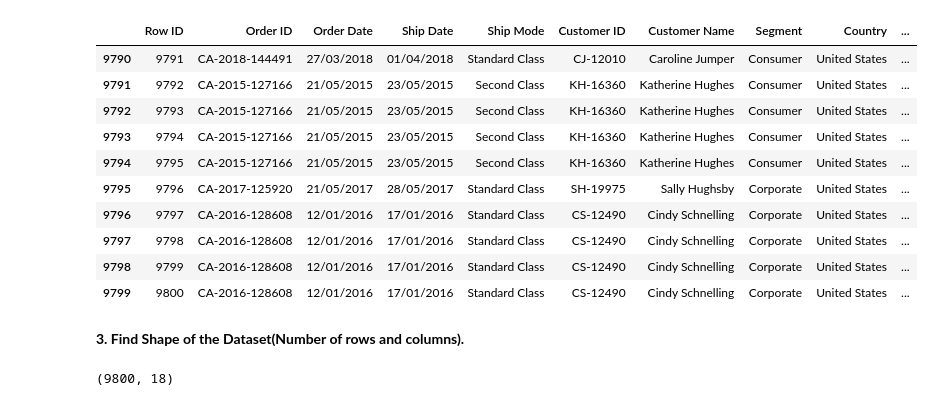
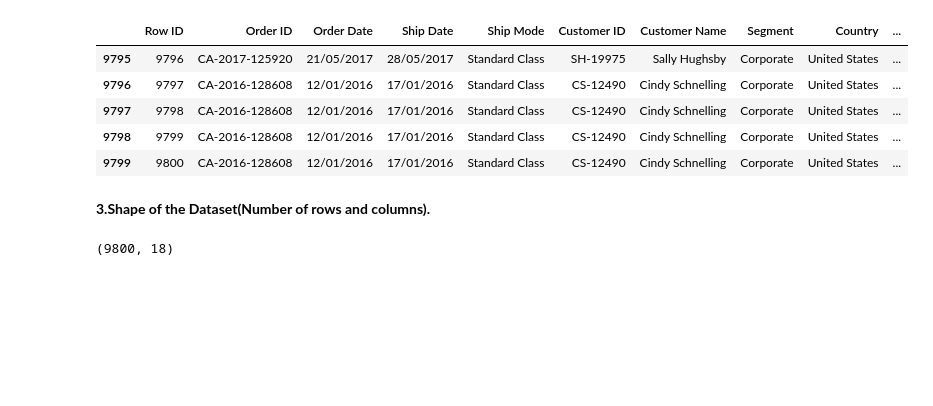
Before and after one commit to sumanshaw9/sales-insights, a Jupyter notebook: Customer-Sales-Analysis.ipynb, the cells around one changed output. Cells and saved outputs as stored; diff of their text form; code cells hidden in the pictures; blank space fills up the shorter version.

```diff
--- a/Customer-Sales-Analysis.ipynb
+++ b/Customer-Sales-Analysis.ipynb
@@ -33,19 +28,14 @@ data.head(10)
 # %%
-data.tail(10)
+data.tail(5)
 # %% [output]
 |  | Row ID | Order ID | Order Date | Ship Date | Ship Mode | Customer ID | Customer Name | Segment | Country | ... |
-| 9790 | 9791 | CA-2018-144491 | 27/03/2018 | 01/04/2018 | Standard Class | CJ-12010 | Caroline Jumper | Consumer | United States | ... |
-| 9791 | 9792 | CA-2015-127166 | 21/05/2015 | 23/05/2015 | Second Class | KH-16360 | Katherine Hughes | Consumer | United States | ... |
-| 9792 | 9793 | CA-2015-127166 | 21/05/2015 | 23/05/2015 | Second Class | KH-16360 | Katherine Hughes | Consumer | United States | ... |
-| 9793 | 9794 | CA-2015-127166 | 21/05/2015 | 23/05/2015 | Second Class | KH-16360 | Katherine Hughes | Consumer | United States | ... |
-| 9794 | 9795 | CA-2015-127166 | 21/05/2015 | 23/05/2015 | Second Class | KH-16360 | Katherine Hughes | Consumer | United States | ... |
 | 9795 | 9796 | CA-2017-125920 | 21/05/2017 | 28/05/2017 | Standard Class | SH-19975 | Sally Hughsby | Corporate | United States | ... |
 | 9796 | 9797 | CA-2016-128608 | 12/01/2016 | 17/01/2016 | Standard Class | CS-12490 | Cindy Schnelling | Corporate | United States | ... |
 | 9797 | 9798 | CA-2016-128608 | 12/01/2016 | 17/01/2016 | Standard Class | CS-12490 | Cindy Schnelling | Corporate | United States | ... |
 | 9798 | 9799 | CA-2016-128608 | 12/01/2016 | 17/01/2016 | Standard Class | CS-12490 | Cindy Schnelling | Corporate | United States | ... |
 | 9799 | 9800 | CA-2016-128608 | 12/01/2016 | 17/01/2016 | Standard Class | CS-12490 | Cindy Schnelling | Corporate | United States | ... |
 # %% [markdown]
-**3. Find Shape of the Dataset(Number of rows and columns).**
+**3.Shape of the Dataset(Number of rows and columns).**
 # %%
 data.shape
 # %% [output]
```
Also changed, not shown: parts of 32 cells of this notebook.
